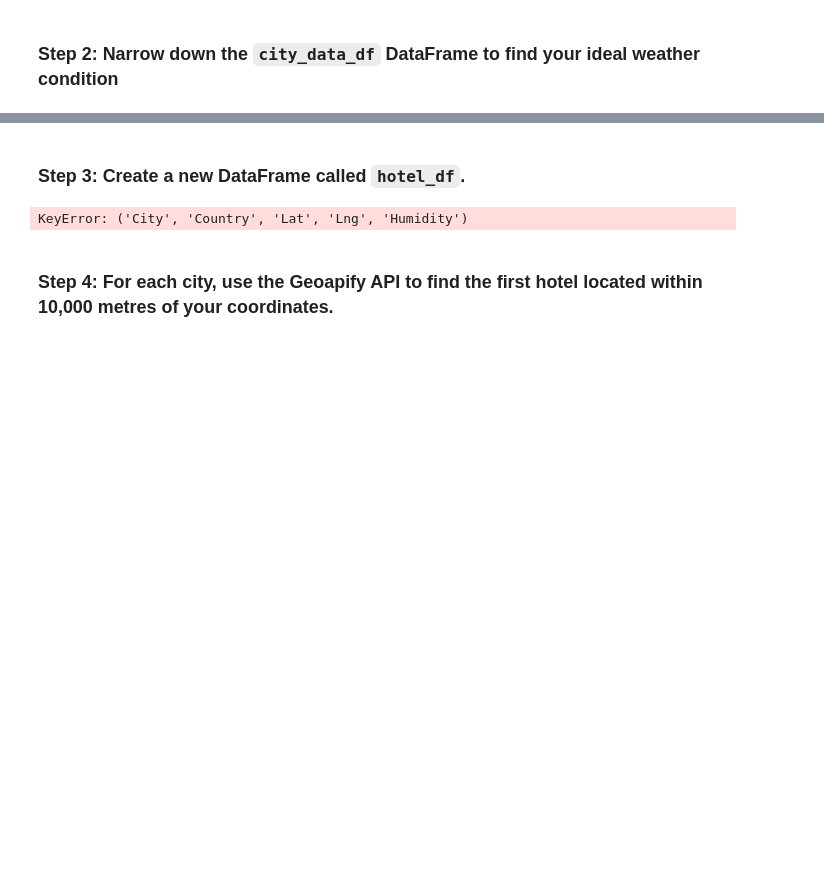
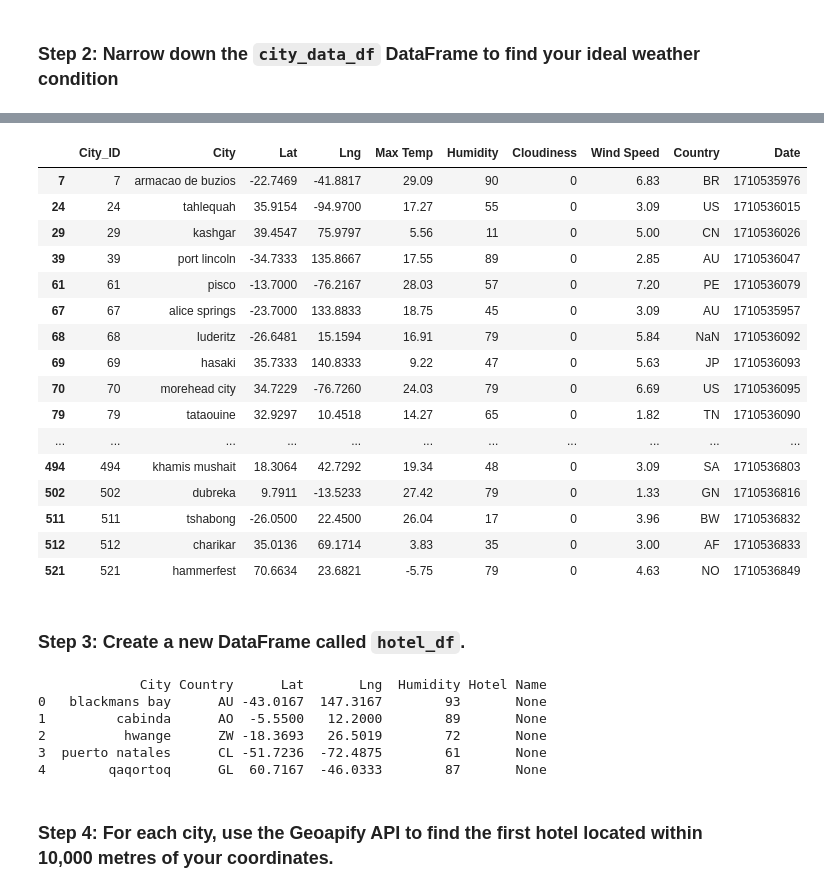
Before and after one commit to zaynab72/python-api-challenge, a Jupyter notebook: VacationPy.ipynb, the cells around one changed output, grey strips where cells are left out. Cells and saved outputs as stored; diff of their text form; code cells hidden in the pictures; blank space fills up the shorter version.

```diff
--- a/VacationPy.ipynb
+++ b/VacationPy.ipynb
@@ -91,2 +150,22 @@ SyntaxError: invalid syntax (3032069819.py, line 2)
+# %%
+city_data_df[city_data_df["Cloudiness"] ==0 ]
+# %% [output]
+|  | City_ID | City | Lat | Lng | Max Temp | Humidity | Cloudiness | Wind Speed | Country | Date |
+| 7 | 7 | armacao de buzios | -22.7469 | -41.8817 | 29.09 | 90 | 0 | 6.83 | BR | 1710535976 |
+| 24 | 24 | tahlequah | 35.9154 | -94.9700 | 17.27 | 55 | 0 | 3.09 | US | 1710536015 |
+| 29 | 29 | kashgar | 39.4547 | 75.9797 | 5.56 | 11 | 0 | 5.00 | CN | 1710536026 |
+| 39 | 39 | port lincoln | -34.7333 | 135.8667 | 17.55 | 89 | 0 | 2.85 | AU | 1710536047 |
+| 61 | 61 | pisco | -13.7000 | -76.2167 | 28.03 | 57 | 0 | 7.20 | PE | 1710536079 |
+| 67 | 67 | alice springs | -23.7000 | 133.8833 | 18.75 | 45 | 0 | 3.09 | AU | 1710535957 |
+| 68 | 68 | luderitz | -26.6481 | 15.1594 | 16.91 | 79 | 0 | 5.84 | NaN | 1710536092 |
+| 69 | 69 | hasaki | 35.7333 | 140.8333 | 9.22 | 47 | 0 | 5.63 | JP | 1710536093 |
+| 70 | 70 | morehead city | 34.7229 | -76.7260 | 24.03 | 79 | 0 | 6.69 | US | 1710536095 |
+| 79 | 79 | tataouine | 32.9297 | 10.4518 | 14.27 | 65 | 0 | 1.82 | TN | 1710536090 |
+| ... | ... | ... | ... | ... | ... | ... | ... | ... | ... | ... |
+| 494 | 494 | khamis mushait | 18.3064 | 42.7292 | 19.34 | 48 | 0 | 3.09 | SA | 1710536803 |
+| 502 | 502 | dubreka | 9.7911 | -13.5233 | 27.42 | 79 | 0 | 1.33 | GN | 1710536816 |
+| 511 | 511 | tshabong | -26.0500 | 22.4500 | 26.04 | 17 | 0 | 3.96 | BW | 1710536832 |
+| 512 | 512 | charikar | 35.0136 | 69.1714 | 3.83 | 35 | 0 | 3.00 | AF | 1710536833 |
+| 521 | 521 | hammerfest | 70.6634 | 23.6821 | -5.75 | 79 | 0 | 4.63 | NO | 1710536849 |
 # %% [markdown]
 ### Step 3: Create a new DataFrame called `hotel_df`.
@@ -93,13 +174,17 @@ SyntaxError: invalid syntax (3032069819.py, line 2)
 # %%
 # Use the Pandas copy function to create DataFrame called hotel_df to store the city, country, coordinates, and humidity
-hotel_df = city_data_df["City","Country","Lat","Lng","Humidity",]
-
+hotel_df = city_data_df[['City','Country','Lat','Lng','Humidity',]].copy()
 # Add an empty column, "Hotel Name," to the DataFrame so you can store the hotel found using the Geoapify API
 hotel_df["Hotel Name"] = None
 #Display hotel_df DataFrame
-print(hotel_df).head()
+print(hotel_df.head())
 # %% [output]
-KeyError: ('City', 'Country', 'Lat', 'Lng', 'Humidity')
+             City Country      Lat       Lng  Humidity Hotel Name
+0   blackmans bay      AU -43.0167  147.3167        93       None
+1         cabinda      AO  -5.5500   12.2000        89       None
+2          hwange      ZW -18.3693   26.5019        72       None
+3  puerto natales      CL -51.7236  -72.4875        61       None
+4        qaqortoq      GL  60.7167  -46.0333        87       None
 # %% [markdown]
 ### Step 4: For each city, use the Geoapify API to find the first hotel located within 10,000 metres of your coordinates.
 # %%
```
Also changed, not shown: parts of 6 cells of this notebook.
